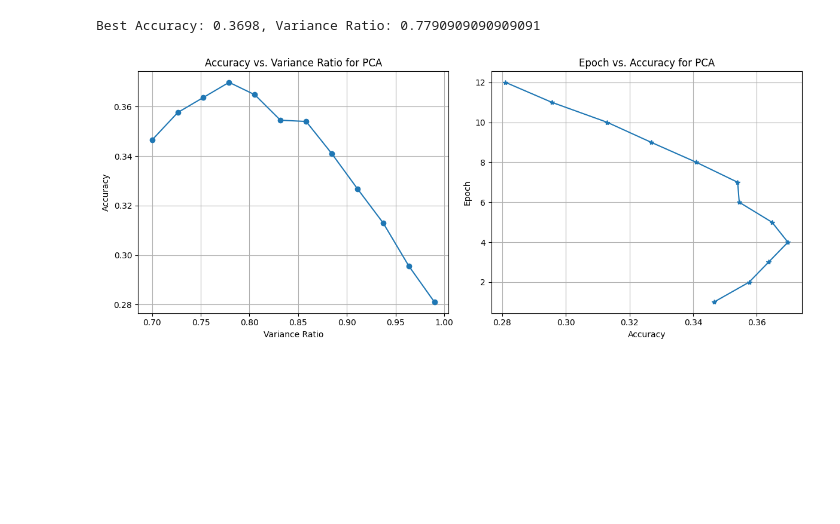
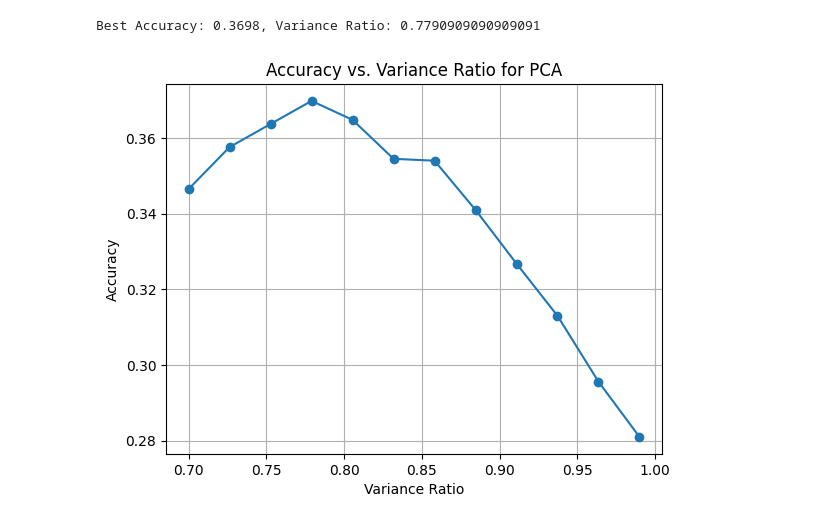
Before and after one commit to Sidharth8100/Object_detection_PRML, a Jupyter notebook: Gausian_Naive_Bayes_Classifier.ipynb, the cells around one changed output. Cells and saved outputs as stored; diff of their text form; code cells hidden in the pictures; blank space fills up the shorter version.

```diff
--- a/Gausian_Naive_Bayes_Classifier.ipynb
+++ b/Gausian_Naive_Bayes_Classifier.ipynb
@@ -230,7 +230,7 @@ def train_model(train_data, train_labels,train_pca,test_labels, variance_ratios)
 
     results = []
 
-    for epoch, variance_ratio in enumerate(variance_ratios, 1):  # Start epoch from 1
+    for variance_ratio in variance_ratios:
         # Perform PCA with current variance_ratio
         mean, std_deviation, top_eigenvectors = principal_components(train_data, variance_ratio)
         train_pca = transform(train_data, mean, std_deviation, top_eigenvectors)
@@ -247,11 +247,10 @@ def train_model(train_data, train_labels,train_pca,test_labels, variance_ratios)
 
         # Append results to the list
         results.append({
-            'epoch': epoch,
             'variance_ratio': variance_ratio,
             'accuracy': accuracy
         })
-        print(f"Epoch: {epoch}, Variance Ratio: {variance_ratio}, Accuracy: {accuracy}\n")
+        print(f"Variance Ratio: {variance_ratio}, Accuracy: {accuracy}\n")
     return results
 # %%
 # Defining variance ratios to explore
@@ -286,29 +285,15 @@ Best Accuracy: 0.3698, Variance Ratio: 0.7790909090909091
 # %%
 import matplotlib.pyplot as plt
 
-# Assuming 'results' contains the output from your training function
 variance_ratios = [result['variance_ratio'] for result in results]
 accuracies = [result['accuracy'] for result in results]
-epochs = [result['epoch'] for result in results]
-
-# Create a figure with two subplots
-fig, (ax1, ax2) = plt.subplots(1, 2, figsize=(12, 5))  # 1 row, 2 columns
 
 # Plot Accuracy vs. Variance Ratio
-ax1.plot(variance_ratios, accuracies, marker='o')
-ax1.set_title('Accuracy vs. Variance Ratio for PCA')
-ax1.set_xlabel('Variance Ratio')
-ax1.set_ylabel('Accuracy')
-ax1.grid(True)
-
-# Epoch vs. Accuracy
-ax2.plot(accuracies, epochs, marker='*')
-ax2.set_title('Epoch vs. Accuracy for PCA')
-ax2.set_xlabel('Accuracy')
-ax2.set_ylabel('Epoch')
-ax2.grid(True)
-
-plt.tight_layout()  # Adjust layout to prevent overlapping
+plt.plot(variance_ratios, accuracies, marker='o')
+plt.title('Accuracy vs. Variance Ratio for PCA')
+plt.ylabel('Accuracy')
+plt.xlabel('Variance Ratio')
+plt.grid(True)
 plt.show()
 # %% [output]
-[figure, old version]
+[figure, new version]
```
Also changed, not shown: parts of 1 cell of this notebook.
